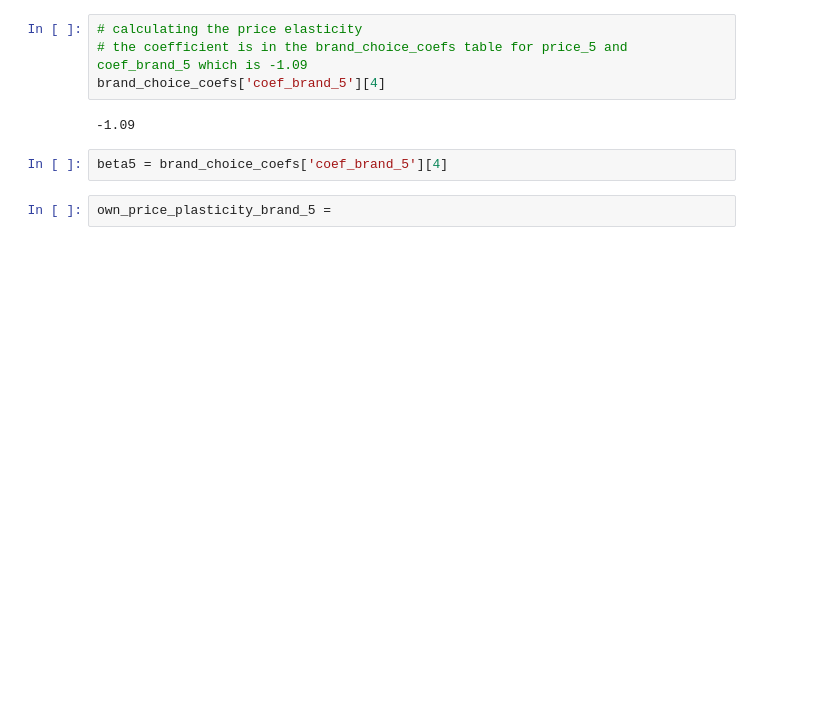
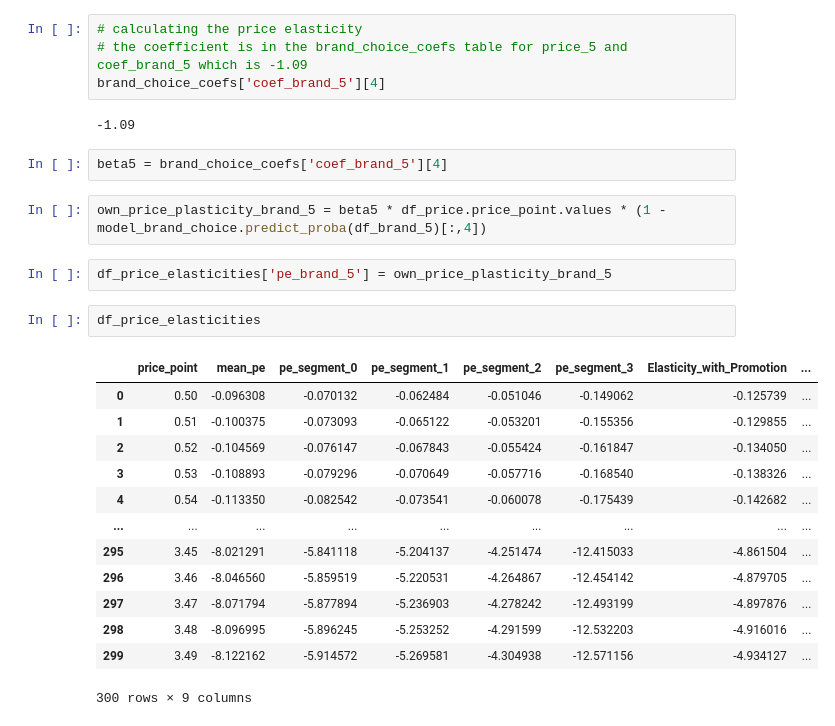
Before and after one commit to YM88/customer_segmentation, a Jupyter notebook: 02_predictive_analytics.ipynb, the cells around one changed output. Saved outputs shown, nothing was run; the diff lists cells and outputs as text; blank space fills up the shorter version.

```diff
--- a/02_predictive_analytics.ipynb
+++ b/02_predictive_analytics.ipynb
@@ -597,5 +605,23 @@ brand_choice_coefs['coef_brand_5'][4]
 -1.09
 # %%
 beta5 = brand_choice_coefs['coef_brand_5'][4]
-# %%
-own_price_plasticity_brand_5 =
+# %%
+own_price_plasticity_brand_5 = beta5 * df_price.price_point.values * (1 - model_brand_choice.predict_proba(df_brand_5)[:,4])
+# %%
+df_price_elasticities['pe_brand_5'] = own_price_plasticity_brand_5
+# %%
+df_price_elasticities
+# %% [output]
+|  | price_point | mean_pe | pe_segment_0 | pe_segment_1 | pe_segment_2 | pe_segment_3 | Elasticity_with_Promotion | ... |
+| 0 | 0.50 | -0.096308 | -0.070132 | -0.062484 | -0.051046 | -0.149062 | -0.125739 | ... |
+| 1 | 0.51 | -0.100375 | -0.073093 | -0.065122 | -0.053201 | -0.155356 | -0.129855 | ... |
+| 2 | 0.52 | -0.104569 | -0.076147 | -0.067843 | -0.055424 | -0.161847 | -0.134050 | ... |
+| 3 | 0.53 | -0.108893 | -0.079296 | -0.070649 | -0.057716 | -0.168540 | -0.138326 | ... |
+| 4 | 0.54 | -0.113350 | -0.082542 | -0.073541 | -0.060078 | -0.175439 | -0.142682 | ... |
+| ... | ... | ... | ... | ... | ... | ... | ... | ... |
+| 295 | 3.45 | -8.021291 | -5.841118 | -5.204137 | -4.251474 | -12.415033 | -4.861504 | ... |
+| 296 | 3.46 | -8.046560 | -5.859519 | -5.220531 | -4.264867 | -12.454142 | -4.879705 | ... |
+| 297 | 3.47 | -8.071794 | -5.877894 | -5.236903 | -4.278242 | -12.493199 | -4.897876 | ... |
+| 298 | 3.48 | -8.096995 | -5.896245 | -5.253252 | -4.291599 | -12.532203 | -4.916016 | ... |
+| 299 | 3.49 | -8.122162 | -5.914572 | -5.269581 | -4.304938 | -12.571156 | -4.934127 | ... |
+300 rows × 9 columns
```
Also changed, not shown: parts of 44 cells of this notebook, 5 other files.
